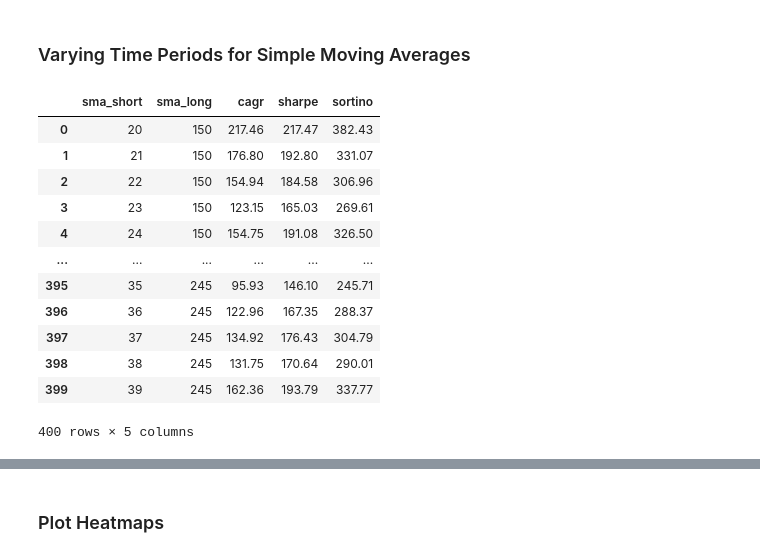
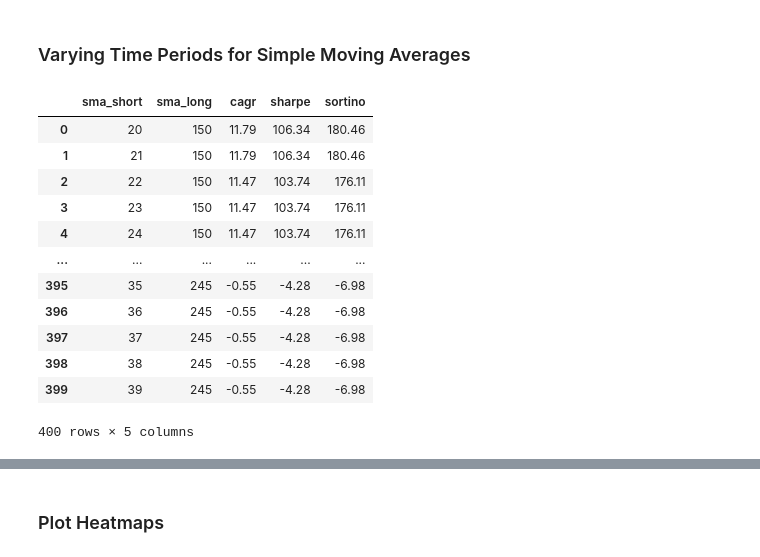
Before and after one commit to kartskri/FinancialTrading, a Jupyter notebook: project/Homework3.ipynb, the cells around one changed output, grey strips where cells are left out. Saved outputs shown, nothing was run; the diff lists cells and outputs as text; code cells hidden in the pictures.

```diff
--- a/project/Homework3.ipynb
+++ b/project/Homework3.ipynb
@@ -51,6 +51,30 @@ def signal_strategy(ticker, period, name, start='2020-1-1', end='2021-6-1'):
                                bt.algos.Rebalance()])
     # Return the backtest
     return bt.Backtest(bt_strategy, price_data)
+# %%
+def moving_average_cross(tickers, start_date, end_date, short_period, long_period, tgt_weight, graphs=False):
+    # Price Data for the tickers in prescribed time period
+    data = bt.get(tickers, start=start_date, end=end_date)
+    # SMA for short and long term
+    sma_short = data.rolling(short_period).mean()
+    sma_long = data.rolling(long_period).mean()
+    # Merge Long and ShortSMA
+    if(graphs):
+        plt.figure(figsize=(14,14))
+        plot = bt.merge(data, sma_short, sma_long).plot(figsize=(15, 5), title='Data - Short term MA - Long term MA')
+        plt.show()
+    # Handle Target Weights
+    target_weights = sma_long.copy()
+    target_weights[sma_short > sma_long] =  tgt_weight
+    target_weights[sma_short <= sma_long] = (-1 * tgt_weight)
+    # Now set up the MA_cross strategy for our moving average cross strategy
+    MA_cross = bt.Strategy('MA_cross', [bt.algos.WeighTarget(target_weights),
+                                    bt.algos.Rebalance()])
+    test_MA = bt.Backtest(MA_cross, data)
+    # Run Strategy
+    bt_result = bt.run(test_MA)
+    # Run Bt Result
+    return bt_result
 # %%
 def bt_stats_to_dict(bt_results):
     df = bt_results.stats
@@ -77,14 +101,3 @@ bt_result.plot(title='Buy and Hold Strategy')
 plt.show()
 # %% [output]
 [figure]
-# %%
-# Create signal strategy backtest
-sma30 = signal_strategy(ticker, period=30, name='SMA30')
-sma50 = signal_strategy(ticker, period=50, name='SMA50')
-
-# Run all backtests and plot the resutls
-bt_results = bt.run(sma30, sma50)
-
-# Plot bt_result
-bt_results.plot(title='Simple Moving Averages for 30 and 50 days')
-plt.show()
@@ -134,43 +135,44 @@ Compound annual growth rate: 143.09%
 short_sma_lst = []
 long_sma_lst = []
 cagr_lst = []
 sharpe_lst = []
 sortino_lst = []
 # Loop through sma short period and sma long period
 for sma_long_index in range(150, 250, 5):
     for sma_short_index in range(20, 40, 1):
         sma_short = signal_strategy(ticker, period=sma_short_index, name='SMAShort')
         sma_long = signal_strategy(ticker, period=sma_long_index, name='SMALong')
 
-        bt_results = bt.run(sma_short, sma_long)
+        bt_results = moving_average_cross(ticker, start, end, sma_short_index, sma_long_index, 0.2, False)
+
         cagr, sharpe, sortino = core_params(bt_results)
 
         # Add it to list
         short_sma_lst.append(sma_short_index)
         long_sma_lst.append(sma_long_index)
         cagr_lst.append(cagr)
         sharpe_lst.append(sharpe)
         sortino_lst.append(sortino)
 
 df = pd.DataFrame({
     "sma_short": short_sma_lst,
     "sma_long": long_sma_lst,
     "cagr": cagr_lst,
     "sharpe": sharpe_lst,
     "sortino": sortino_lst
 })
 df
 # %% [output]
 |  | sma_short | sma_long | cagr | sharpe | sortino |
-| 0 | 20 | 150 | 217.46 | 217.47 | 382.43 |
-| 1 | 21 | 150 | 176.80 | 192.80 | 331.07 |
-| 2 | 22 | 150 | 154.94 | 184.58 | 306.96 |
-| 3 | 23 | 150 | 123.15 | 165.03 | 269.61 |
-| 4 | 24 | 150 | 154.75 | 191.08 | 326.50 |
+| 0 | 20 | 150 | 11.79 | 106.34 | 180.46 |
+| 1 | 21 | 150 | 11.79 | 106.34 | 180.46 |
+| 2 | 22 | 150 | 11.47 | 103.74 | 176.11 |
+| 3 | 23 | 150 | 11.47 | 103.74 | 176.11 |
+| 4 | 24 | 150 | 11.47 | 103.74 | 176.11 |
 | ... | ... | ... | ... | ... | ... |
-| 395 | 35 | 245 | 95.93 | 146.10 | 245.71 |
-| 396 | 36 | 245 | 122.96 | 167.35 | 288.37 |
-| 397 | 37 | 245 | 134.92 | 176.43 | 304.79 |
-| 398 | 38 | 245 | 131.75 | 170.64 | 290.01 |
-| 399 | 39 | 245 | 162.36 | 193.79 | 337.77 |
+| 395 | 35 | 245 | -0.55 | -4.28 | -6.98 |
+| 396 | 36 | 245 | -0.55 | -4.28 | -6.98 |
+| 397 | 37 | 245 | -0.55 | -4.28 | -6.98 |
+| 398 | 38 | 245 | -0.55 | -4.28 | -6.98 |
+| 399 | 39 | 245 | -0.55 | -4.28 | -6.98 |
 400 rows × 5 columns
```
Also changed, not shown: parts of 8 cells of this notebook.
